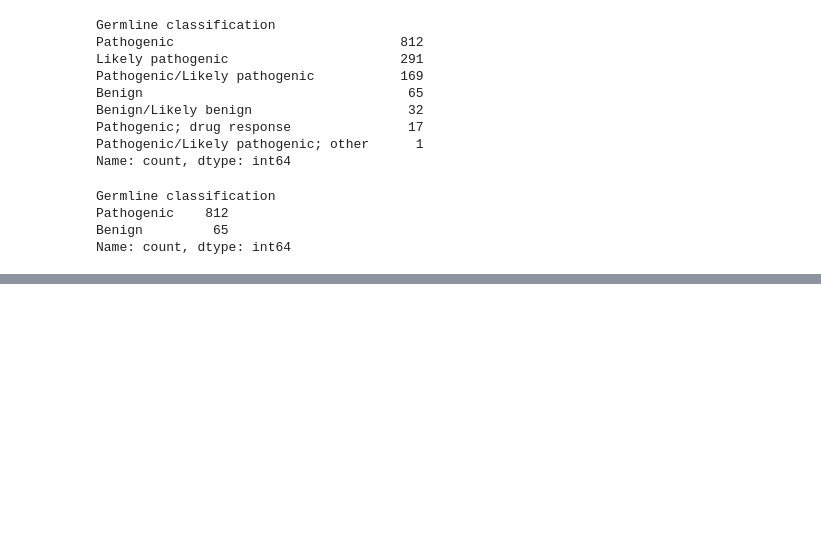
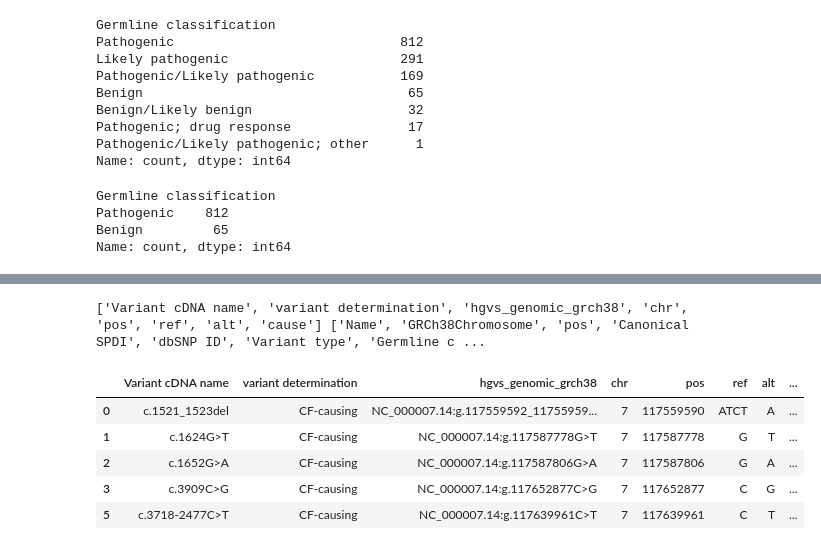
Before and after one commit to MrWhoCoded/cftr_disease_detection, a Jupyter notebook: cleaning.ipynb, the cells around one changed output, grey strips where cells are left out. Cells and saved outputs as stored; diff of their text form; code cells hidden in the pictures; blank space fills up the shorter version.

```diff
--- a/cleaning.ipynb
+++ b/cleaning.ipynb
@@ -223,4 +212,4 @@ cftr2.rename(columns = {"grch38_chr" : "chr",
     "grch38_pos": "pos",
     "grch38_ref": "ref",
     "grch38_alt": "alt"
-})
+}, inplace = True)
@@ -362,3 +337,16 @@ clinvar.head()
 | 5 | NM_000492.3(CFTR):c.-85C>G | 7 | 117480010 | NC_000007.14:117480009:C:G | rs530414231 | single nucleotide variant | Benign | ... |
 # %%
 clinvar.to_csv("clinvar_cleaned.csv", index = False)
+# %%
+print(list(cftr2.columns), list(clinvar.columns))
+# %% [output]
+['Variant cDNA name', 'variant determination', 'hgvs_genomic_grch38', 'chr', 'pos', 'ref', 'alt', 'cause'] ['Name', 'GRCh38Chromosome', 'pos', 'Canonical SPDI', 'dbSNP ID', 'Variant type', 'Germline c ...
+# %%
+cftr2.head()
+# %% [output]
+|  | Variant cDNA name | variant determination | hgvs_genomic_grch38 | chr | pos | ref | alt | ... |
+| 0 | c.1521_1523del | CF-causing | NC_000007.14:g.117559592_11755959... | 7 | 117559590 | ATCT | A | ... |
+| 1 | c.1624G>T | CF-causing | NC_000007.14:g.117587778G>T | 7 | 117587778 | G | T | ... |
+| 2 | c.1652G>A | CF-causing | NC_000007.14:g.117587806G>A | 7 | 117587806 | G | A | ... |
+| 3 | c.3909C>G | CF-causing | NC_000007.14:g.117652877C>G | 7 | 117652877 | C | G | ... |
+| 5 | c.3718-2477C>T | CF-causing | NC_000007.14:g.117639961C>T | 7 | 117639961 | C | T | ... |
```
Also changed, not shown: parts of 15 cells of this notebook, 3 other files.
